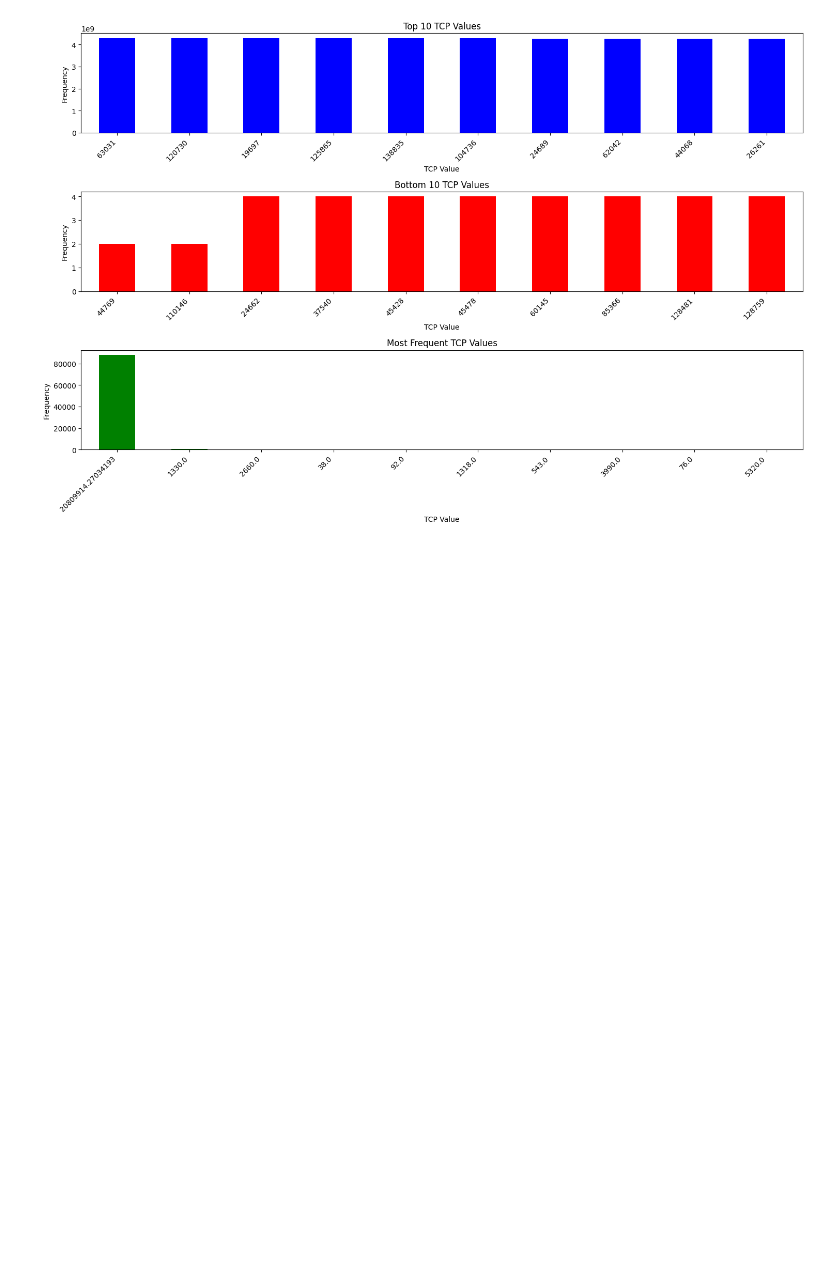
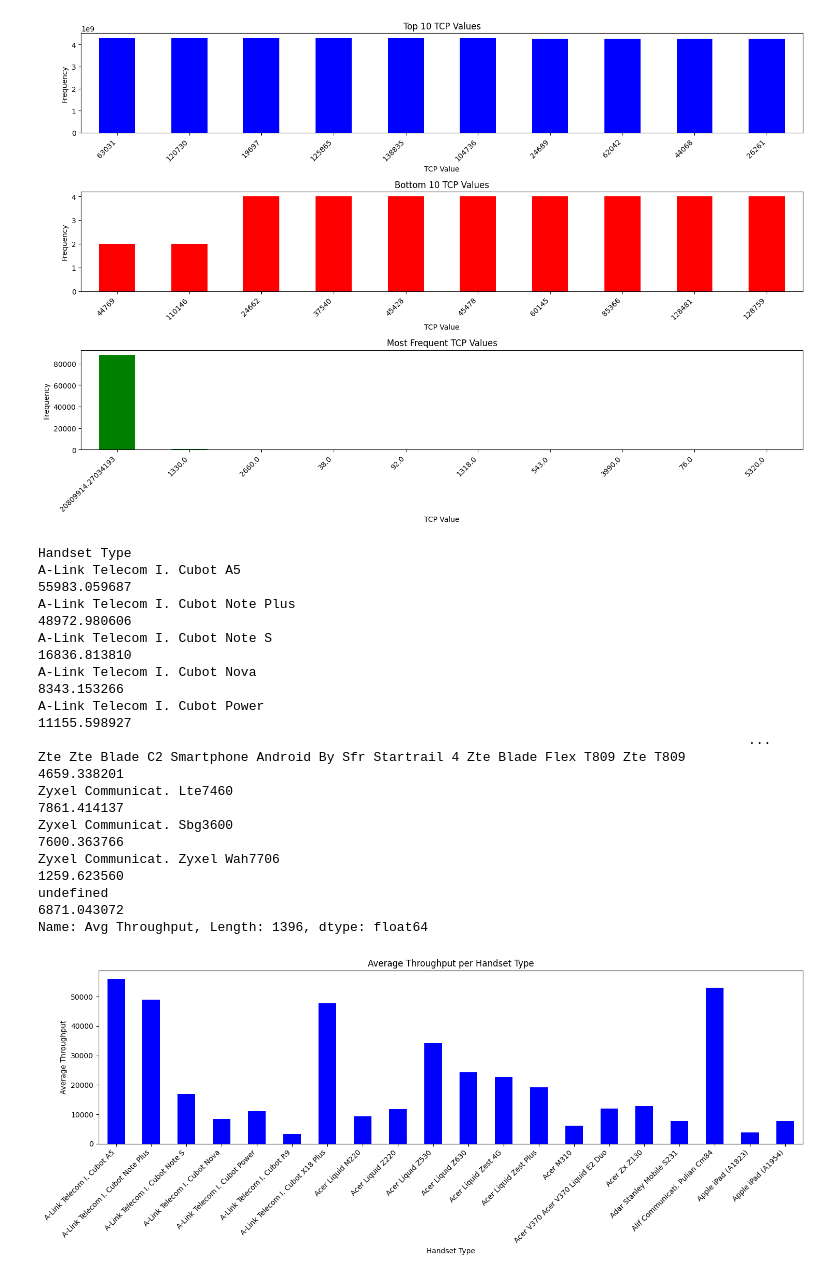
Before and after one commit to IamYunusAli/Acquired, a Jupyter notebook: notebooks/Company_analysis.ipynb, the cells around one changed output. Saved outputs shown, nothing was run; the diff lists cells and outputs as text; code cells hidden in the pictures; blank space fills up the shorter version.

Commit message:
average throughput and Average TCP

```diff
--- a/notebooks/Company_analysis.ipynb
+++ b/notebooks/Company_analysis.ipynb
@@ -752,3 +752,32 @@ Bottom 10 TCP Values: 44769     2.0
 20174.117915    1
 Name: count, dtype: int64
 [figure]
+# %%
+# Compute the distribution of the average throughput
+average_throughput_per_handset = df.groupby('Handset Type')['Avg Throughput'].mean()
+print(average_throughput_per_handset)
+
+#visual representaion
+plt.figure(figsize=(15, 6))
+average_throughput_per_handset.head(20).plot(kind='bar', color='blue')
+plt.title('Average Throughput per Handset Type')
+plt.xlabel('Handset Type')
+plt.ylabel('Average Throughput')
+plt.xticks(rotation=45, ha='right')
+plt.tight_layout()
+plt.show()
+# %% [output]
+Handset Type
+A-Link Telecom I. Cubot A5                                                             55983.059687
+A-Link Telecom I. Cubot Note Plus                                                      48972.980606
+A-Link Telecom I. Cubot Note S                                                         16836.813810
+A-Link Telecom I. Cubot Nova                                                            8343.153266
+A-Link Telecom I. Cubot Power                                                          11155.598927
+                                                                                           ...
+Zte Zte Blade C2 Smartphone Android By Sfr Startrail 4 Zte Blade Flex T809 Zte T809     4659.338201
+Zyxel Communicat. Lte7460                                                               7861.414137
+Zyxel Communicat. Sbg3600                                                               7600.363766
+Zyxel Communicat. Zyxel Wah7706                                                         1259.623560
+undefined                                                                               6871.043072
+Name: Avg Throughput, Length: 1396, dtype: float64
+[figure, added]
```
Also changed, not shown: parts of 2 cells of this notebook.
